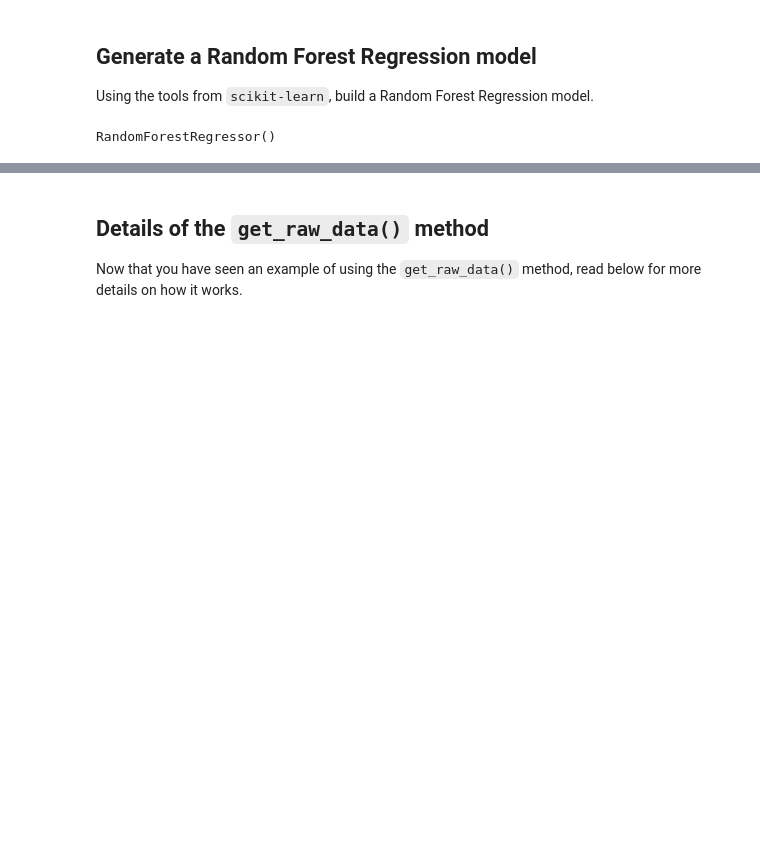
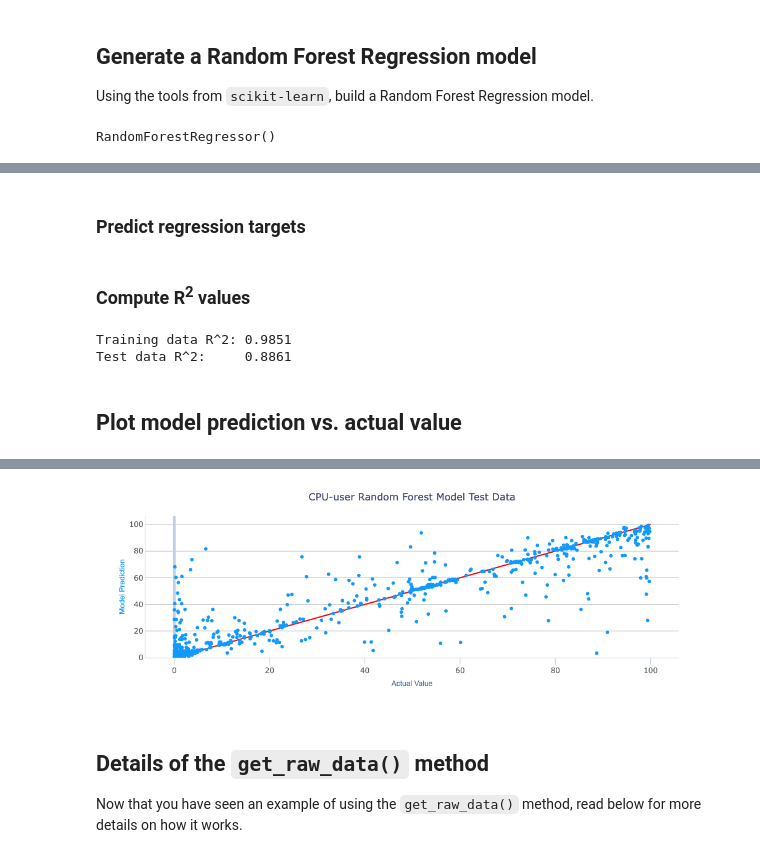
Before and after one commit to ubccr/xdmod-notebooks, a Jupyter notebook: XDMoD-Data-Machine-Learning.ipynb, the cells around one changed output, grey strips where cells are left out. Cells and saved outputs as stored; diff of their text form; code cells hidden in the pictures; blank space fills up the shorter version.

```diff
--- a/XDMoD-Data-Machine-Learning.ipynb
+++ b/XDMoD-Data-Machine-Learning.ipynb
@@ -232,0 +213,2 @@ Test data r_squared: 0.8914
+# %% [markdown]
+### Predict regression targets
@@ -232,0 +218,25 @@ Test data r_squared: 0.8914
+# %% [markdown]
+### Compute R<sup>2</sup> values
+# %%
+print('Training data R^2:', round(r2_score(X_train_predict, y_train), 4))
+print('Test data R^2:    ', round(r2_score(X_test_predict, y_test), 4))
+# %% [output]
+Training data R^2: 0.9851
+Test data R^2:     0.8861
+# %% [markdown]
+## Plot model prediction vs. actual value
+# %%
+scatter_plot = px.scatter(
+    x=y_test,
+    y=X_test_predict,
+)
+line_plot = px.line(x=(0, 100), y=(0, 100))
+line_plot.update_traces(line_color='red')
+plot = go.Figure(data=scatter_plot.data + line_plot.data)
+plot.update_layout(
+    title='CPU-user Random Forest Model Test Data',
+    xaxis_title = 'Actual Value',
+    yaxis_title = 'Model Prediction',
+)
+plot.show()
+# %% [output]
@@ -233,3 +244,4 @@ Test data r_squared: 0.8914
+[figure, added]
 # %% [markdown]
 ## Details of the `get_raw_data()` method
 Now that you have seen an example of using the `get_raw_data()` method, read below for more details on how it works.
```
Also changed, not shown: parts of 7 cells of this notebook.
